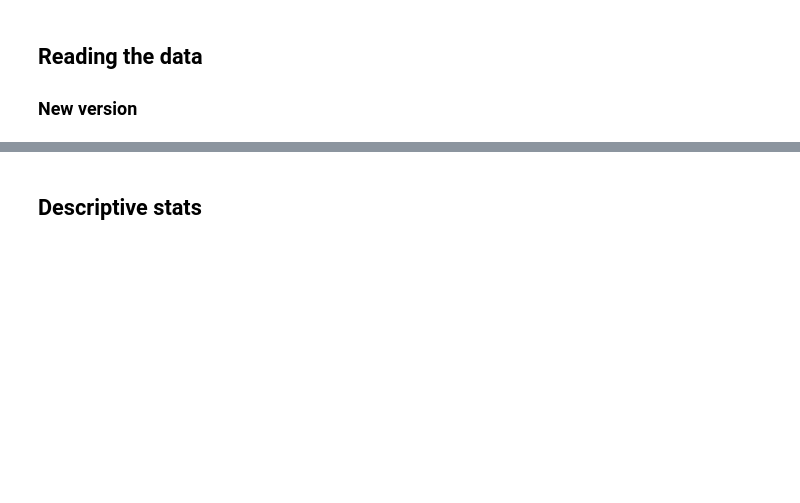
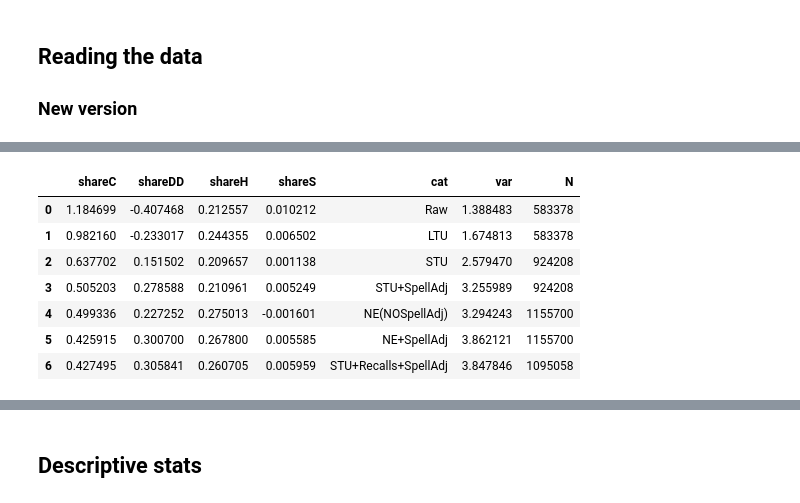
Before and after one commit to crisla/UVD_ABS_code, a Jupyter notebook: tables_and_plots.ipynb, the cells around one changed output, grey strips where cells are left out. Saved outputs shown, nothing was run; the diff lists cells and outputs as text; code cells hidden in the pictures; blank space fills up the shorter version.

```diff
--- a/tables_and_plots.ipynb
+++ b/tables_and_plots.ipynb
@@ -129,0 +146,11 @@ short_tab.round(3).to_stata('results/all_results.dta')
+# %%
+short_tab
+# %% [output]
+|  | shareC | shareDD | shareH | shareS | cat | var | N |
+| 0 | 1.184699 | -0.407468 | 0.212557 | 0.010212 | Raw | 1.388483 | 583378 |
+| 1 | 0.982160 | -0.233017 | 0.244355 | 0.006502 | LTU | 1.674813 | 583378 |
+| 2 | 0.637702 | 0.151502 | 0.209657 | 0.001138 | STU | 2.579470 | 924208 |
+| 3 | 0.505203 | 0.278588 | 0.210961 | 0.005249 | STU+SpellAdj | 3.255989 | 924208 |
+| 4 | 0.499336 | 0.227252 | 0.275013 | -0.001601 | NE(NOSpellAdj) | 3.294243 | 1155700 |
+| 5 | 0.425915 | 0.300700 | 0.267800 | 0.005585 | NE+SpellAdj | 3.862121 | 1155700 |
+| 6 | 0.427495 | 0.305841 | 0.260705 | 0.005959 | STU+Recalls+SpellAdj | 3.847846 | 1095058 |
```
Also changed, not shown: parts of 6 cells of this notebook, 7 other files.
